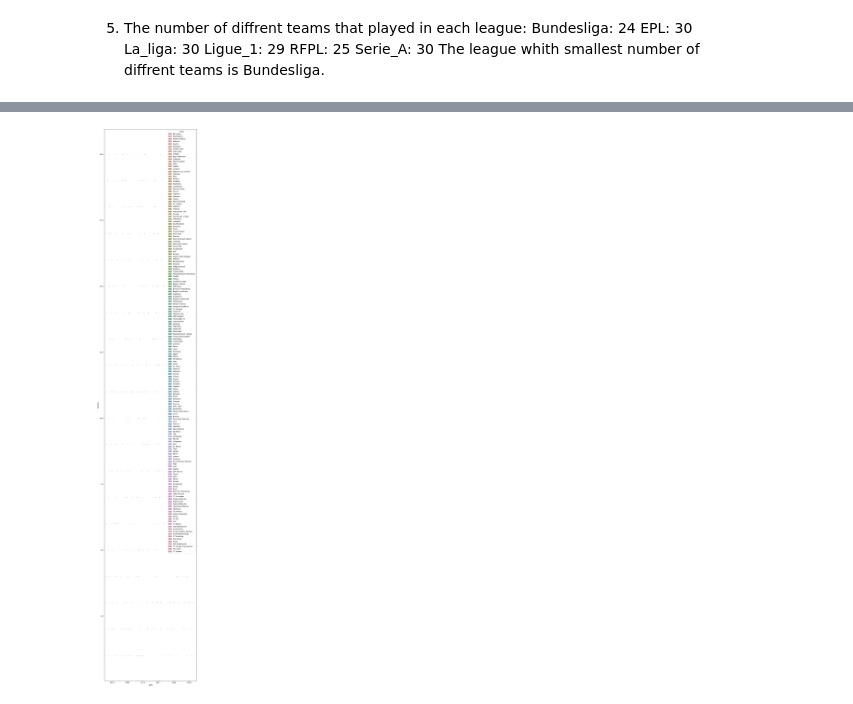
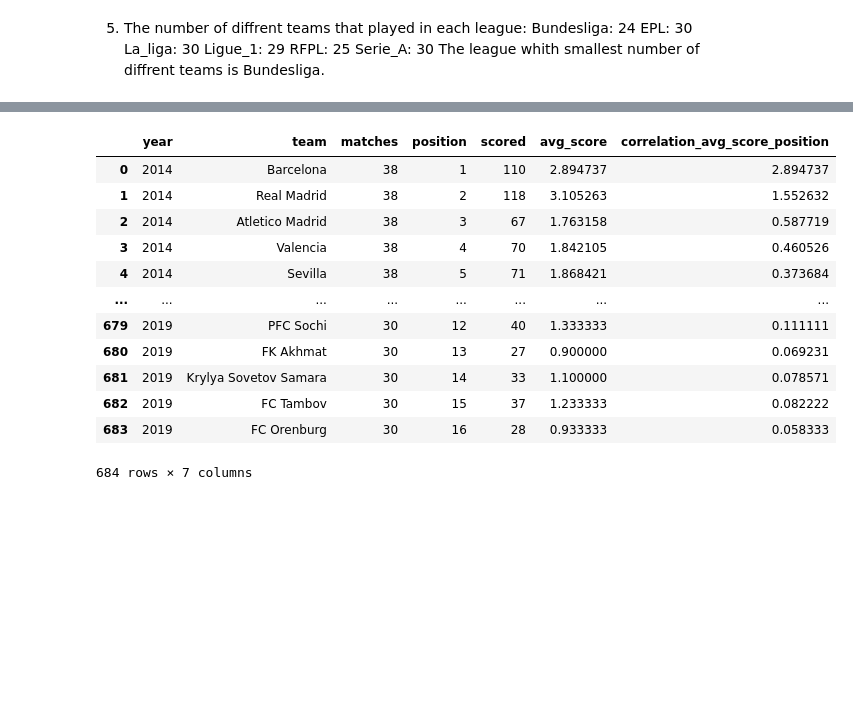
Before and after one commit to SofiaTRG/data_science_HW1, a Jupyter notebook: Untitled.ipynb, the cells around one changed output, grey strips where cells are left out. Saved outputs shown, nothing was run; the diff lists cells and outputs as text; code cells hidden in the pictures; blank space fills up the shorter version.

```diff
--- a/Untitled.ipynb
+++ b/Untitled.ipynb
@@ -94,16 +76,22 @@ Name: scored, Length: 684, dtype: float64
 # %%
-import seaborn as sns
+# question 6
 import matplotlib.pyplot as plt
 
-# group the DataFrame by league and team and get the mean score for each team in each league
-position_in_league = db.groupby(['league', 'team'])['position'].mean()
-
-# reset the index to convert the multi-index to columns
-avg_goals = avg_goals.reset_index()
-
-# create a scatter plot of the position of each team in its league vs. the mean score of the team
-plt.figure(figsize=(10, 60))
-sns.boxplot(x='year', y='position', hue='team', data=db)
-plt.show()
+db_position_league = db.loc[ : , ['year', 'team', 'matches', 'position', 'scored']]
+db_position_league['avg_score'] = db_position_league.scored / db_position_league.matches
+db_position_league['correlation_avg_score_position'] = db_position_league.avg_score / db_position_league.position
+db_position_league
 # %% [output]
-[figure, removed]
+|  | year | team | matches | position | scored | avg_score | correlation_avg_score_position |
+| 0 | 2014 | Barcelona | 38 | 1 | 110 | 2.894737 | 2.894737 |
+| 1 | 2014 | Real Madrid | 38 | 2 | 118 | 3.105263 | 1.552632 |
+| 2 | 2014 | Atletico Madrid | 38 | 3 | 67 | 1.763158 | 0.587719 |
+| 3 | 2014 | Valencia | 38 | 4 | 70 | 1.842105 | 0.460526 |
+| 4 | 2014 | Sevilla | 38 | 5 | 71 | 1.868421 | 0.373684 |
+| ... | ... | ... | ... | ... | ... | ... | ... |
+| 679 | 2019 | PFC Sochi | 30 | 12 | 40 | 1.333333 | 0.111111 |
+| 680 | 2019 | FK Akhmat | 30 | 13 | 27 | 0.900000 | 0.069231 |
+| 681 | 2019 | Krylya Sovetov Samara | 30 | 14 | 33 | 1.100000 | 0.078571 |
+| 682 | 2019 | FC Tambov | 30 | 15 | 37 | 1.233333 | 0.082222 |
+| 683 | 2019 | FC Orenburg | 30 | 16 | 28 | 0.933333 | 0.058333 |
+684 rows × 7 columns
```
Also changed, not shown: parts of 12 cells of this notebook.
